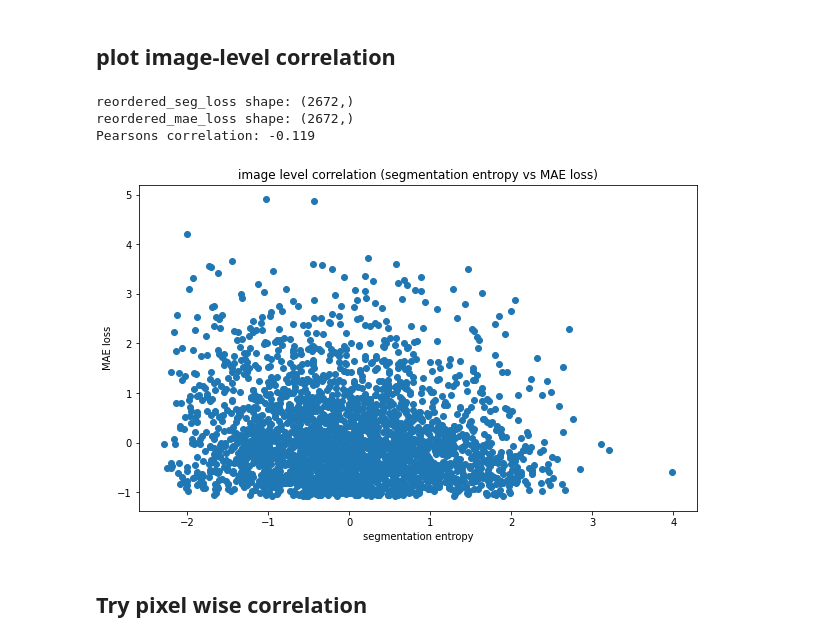
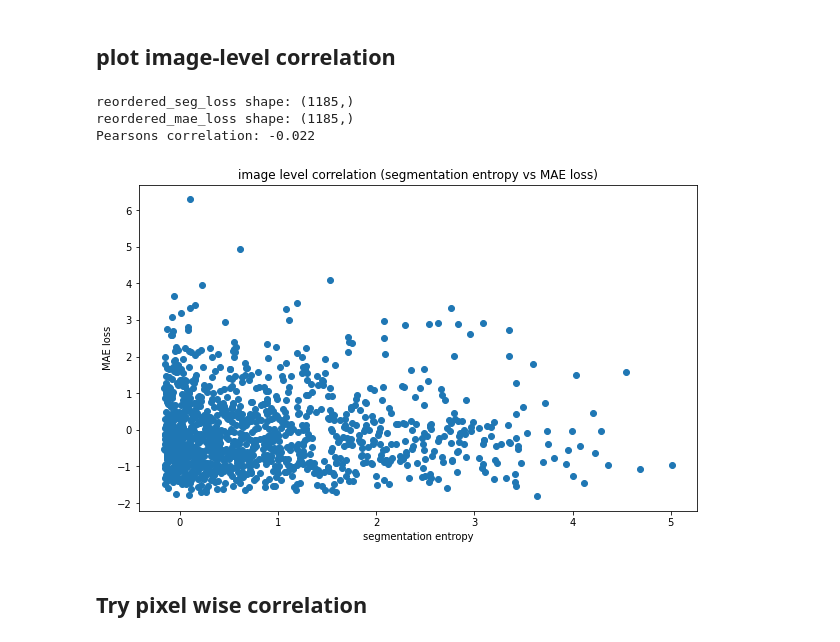
Before and after one commit to Curiouskid0423/segal, a Jupyter notebook: plot_loss_correlation.ipynb, the cells around one changed output. Drawn from its saved outputs; the diff is of its cells as text; code cells hidden in the pictures.

```diff
--- a/plot_loss_correlation.ipynb
+++ b/plot_loss_correlation.ipynb
@@ -27,22 +27,22 @@ from plotting.utils import get_seg_ranking, get_mae_ranking
 # %%
 """ segmenter model configs """
 ### normal supervised training ###
-segmenter_file = 'aluma/models/segmenter_linear_vit-b16.py'
+segmenter_file = 'almma/models/segmenter_linear_vit-b16.py'
 # segmenter_checkpoint = "work_dirs/full_supervision_baseline/iter_128000.pth"  # strong
 # segmenter_checkpoint = "work_dirs/full_supervision_baseline/iter_16000.pth"   # weak
 ### multitask trained ###
-segmenter_checkpoint = "work_dirs/multitask_ra_lr5e-4_m50_1500warmup/epoch_5.pth"
+segmenter_checkpoint = "work_dirs/multitask_ra_lr5e-4_m50_1500warmup_e35/epoch_10.pth"
 model_cfg = Config.fromfile(segmenter_file)
 
 """ MAE model (ViT-base/16) configs """
-mae_model_file = 'aluma/models/twin_segmenter.py'
+mae_model_file = 'almma/models/twin_segmenter.py'
 # mae_checkpoint = "work_dirs/warmup/iter_500.pth"
-mae_checkpoint = "work_dirs/multitask_ra_lr5e-4_m50_1500warmup/epoch_5.pth"
+mae_checkpoint = "work_dirs/multitask_ra_lr5e-4_m50_1500warmup_e35/epoch_10.pth"
 # mae_checkpoint = "/home/yutengli/workspace/vit_pretrained_checkpoints/mae_visualize_vit_base_mmcv.pth"
 mae_cfg = Config.fromfile(mae_model_file)
 
 """ data configs """
-cityscapes_file = 'aluma/dataset/cityscapes.py'
+cityscapes_file = 'almma/dataset/cityscapes.py'
 data_root = '/shared/yutengli/data/cityscapes/'
 img_norm_cfg = dict(
     mean=[123.675, 116.28, 103.53], std=[58.395, 57.12, 57.375], to_rgb=True)
@@ -53,7 +53,7 @@ pipeline = [
     dict(type='LoadImageFromFile'),
     dict(type='LoadAnnotations'),
     dict(type='Resize', img_scale=scale_size),
-    dict(type='RandomCrop', crop_size=crop_size, cat_max_ratio=0.75),
+    # dict(type='RandomCrop', crop_size=crop_size, cat_max_ratio=0.75),
     dict(type='Normalize', **img_norm_cfg),
     dict(type='DefaultFormatBundle'),
     dict(type='Collect',
@@ -147,12 +213,12 @@ def plot_loss_by_img_level_correlation(order, trunc=None):
     plt.ylabel('MAE loss')
     plt.show()
 # %%
-plot_loss_by_img_level_correlation(order=mae_ranking, trunc = int(2975 * 0.9))
+plot_loss_by_img_level_correlation(order=seg_ranking, trunc = int(2975 * 0.4))
 # %% [output]
-reordered_seg_loss shape: (2672,)
-reordered_mae_loss shape: (2672,)
-Pearsons correlation: -0.119
+reordered_seg_loss shape: (1185,)
+reordered_mae_loss shape: (1185,)
+Pearsons correlation: -0.022
-[figure, old version]
+[figure, new version]
 # %% [markdown]
 ## Try pixel wise correlation
 # %%
```
Also changed, not shown: parts of 6 cells of this notebook, 41 other files.
